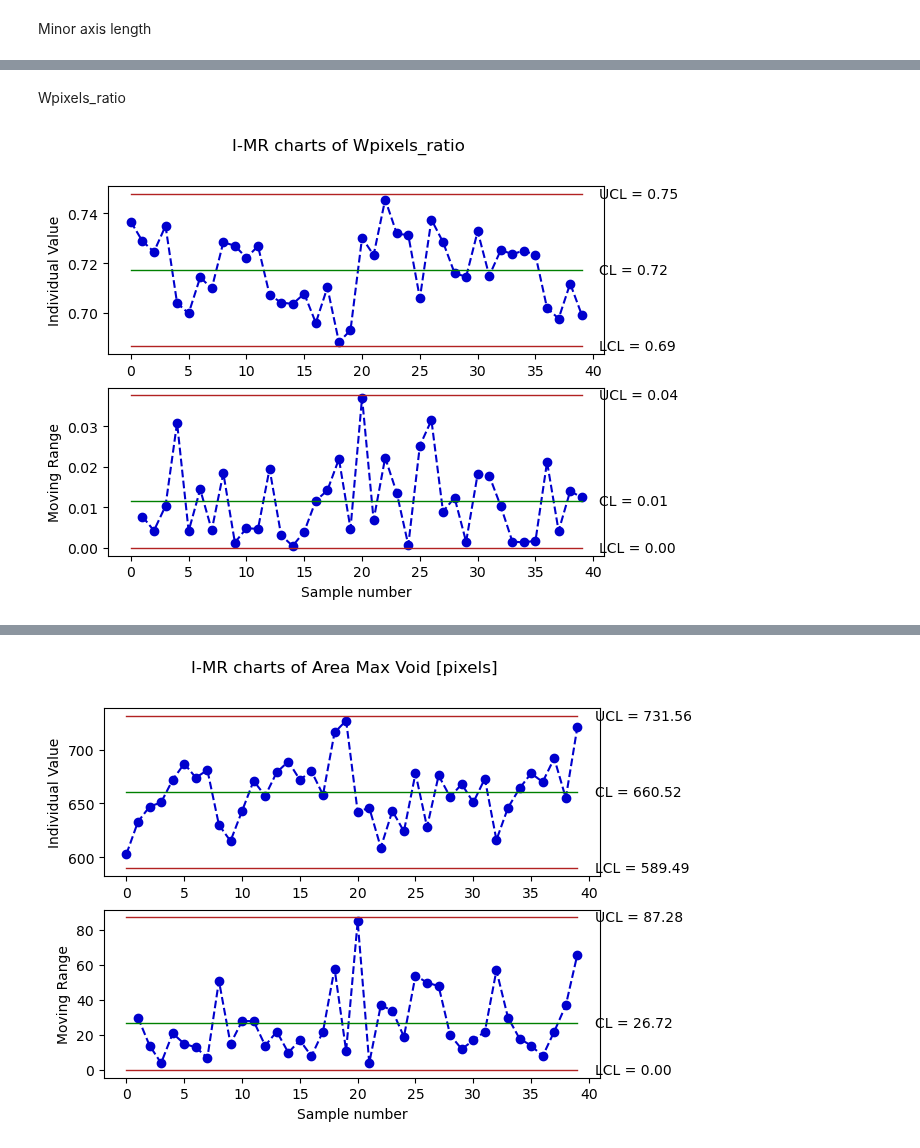
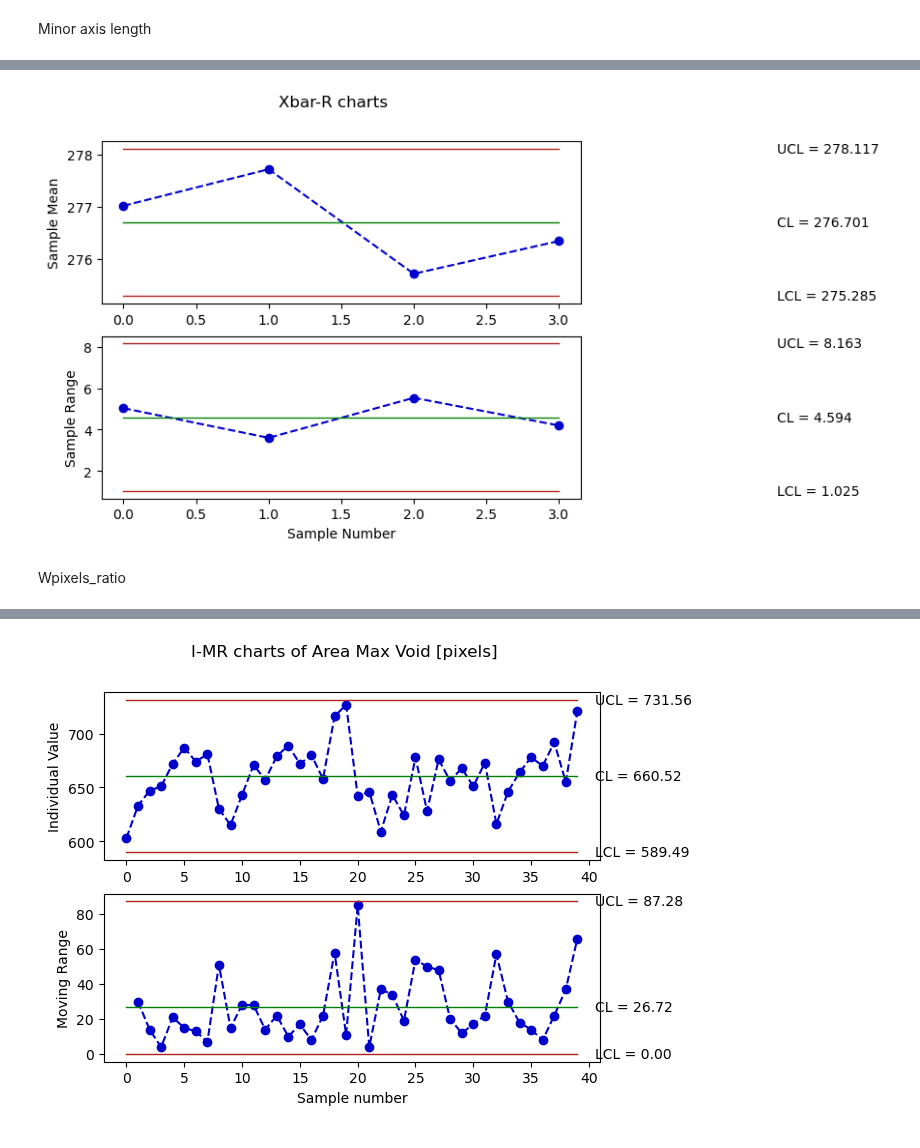
Before and after one commit to abylai11/qda-project, a Jupyter notebook: Python code/Control charts.ipynb, the cells around one changed output, grey strips where cells are left out. Saved outputs shown, nothing was run; the diff lists cells and outputs as text; code cells hidden in the pictures.

```diff
--- a/Python code/Control charts.ipynb
+++ b/Python code/Control charts.ipynb
@@ -75 +76,12 @@ data_IMR = qda.ControlCharts.IMR(data,'Minor Axis Length [pixels]')
 #also not getting that out -> probably better to keep it
+# %%
+m=10   #number of trays
+n=4    #elements per tray
+data_tray=np.array(data['Minor Axis Length [pixels]']).reshape(m,n).T
+data_tray=pd.DataFrame(data_tray)
+data_tray.head()
+
+# I'm not completely sure this is how I'm supposed to divide the dataset?
+#what do you think?
+#Tray on column and objects on rows? Or vice-versa?
+#will look at the lab again...
@@ -76,7 +94,8 @@ data_IMR = qda.ControlCharts.IMR(data,'Minor Axis Length [pixels]')
+# %%
+data_XR = qda.ControlCharts.XbarR(data_tray)
+# %% [output]
+[figure, added]
 # %% [markdown]
 Wpixels_ratio
 # %%
 data=pd.DataFrame(dataset['Wpixels_ratio'])
-data_IMR = qda.ControlCharts.IMR(data,'Wpixels_ratio')
-# %% [output]
-[figure, removed]
```
Also changed, not shown: parts of 8 cells of this notebook.
